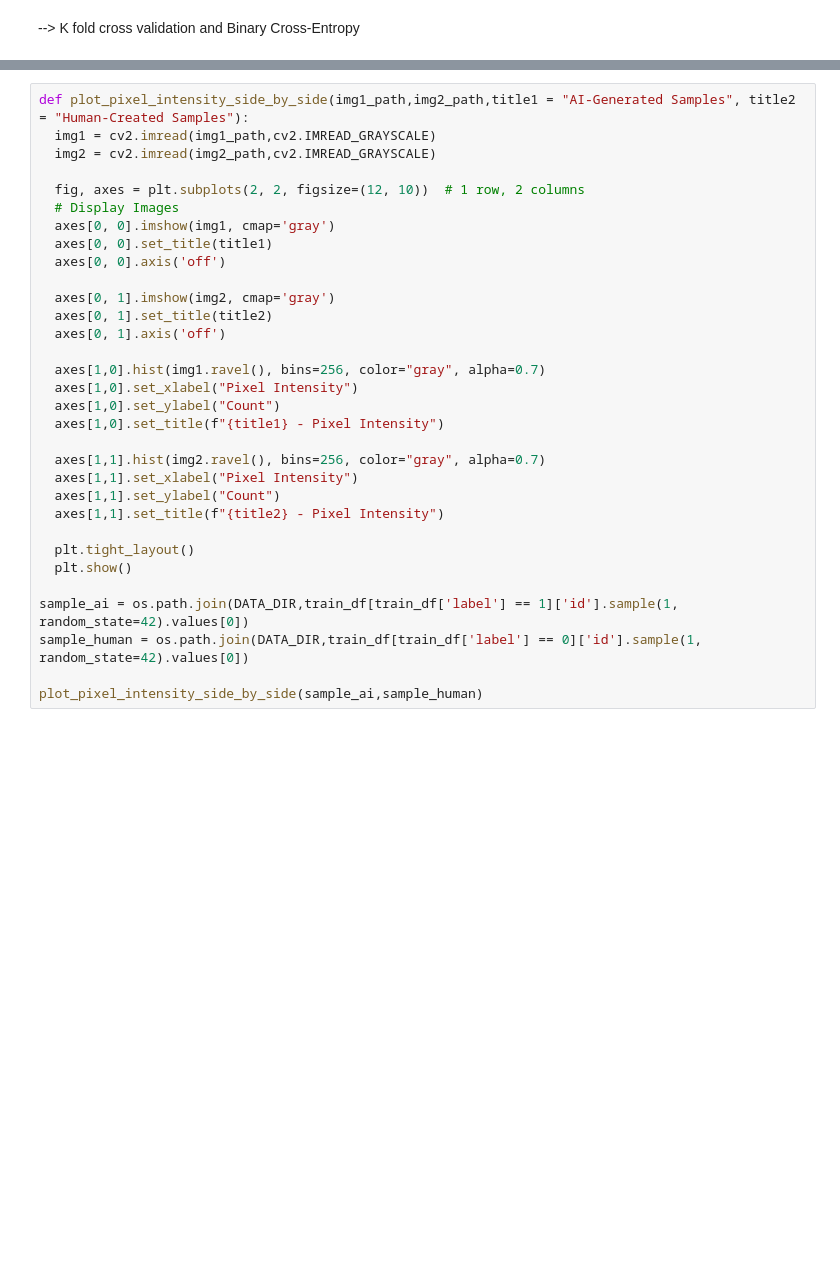
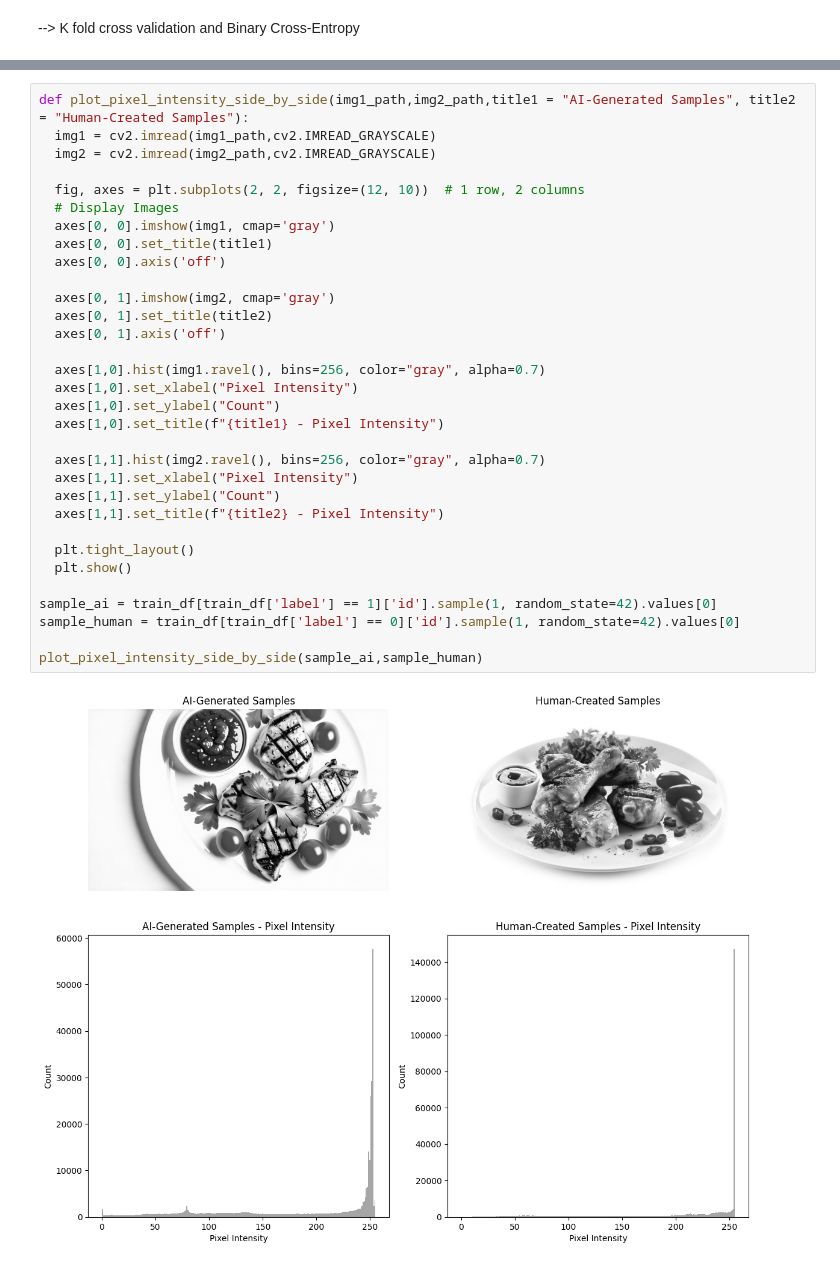
Before and after one commit to Khoawawa/ArtDetective, a Jupyter notebook: loader.ipynb, the cells around one changed output, grey strips where cells are left out. Cells and saved outputs as stored; diff of their text form; blank space fills up the shorter version.

```diff
--- a/loader.ipynb
+++ b/loader.ipynb
@@ -223,32 +269,34 @@ def visualize_gray_scale_image_samples(train_df, n_samples=5):
 # %%
 def plot_pixel_intensity_side_by_side(img1_path,img2_path,title1 = "AI-Generated Samples", title2 = "Human-Created Samples"):
   img1 = cv2.imread(img1_path,cv2.IMREAD_GRAYSCALE)
   img2 = cv2.imread(img2_path,cv2.IMREAD_GRAYSCALE)
 
   fig, axes = plt.subplots(2, 2, figsize=(12, 10))  # 1 row, 2 columns
   # Display Images
   axes[0, 0].imshow(img1, cmap='gray')
   axes[0, 0].set_title(title1)
   axes[0, 0].axis('off')
 
   axes[0, 1].imshow(img2, cmap='gray')
   axes[0, 1].set_title(title2)
   axes[0, 1].axis('off')
 
   axes[1,0].hist(img1.ravel(), bins=256, color="gray", alpha=0.7)
   axes[1,0].set_xlabel("Pixel Intensity")
   axes[1,0].set_ylabel("Count")
   axes[1,0].set_title(f"{title1} - Pixel Intensity")
 
   axes[1,1].hist(img2.ravel(), bins=256, color="gray", alpha=0.7)
   axes[1,1].set_xlabel("Pixel Intensity")
   axes[1,1].set_ylabel("Count")
   axes[1,1].set_title(f"{title2} - Pixel Intensity")
 
   plt.tight_layout()
   plt.show()
 
-sample_ai = os.path.join(DATA_DIR,train_df[train_df['label'] == 1]['id'].sample(1, random_state=42).values[0])
-sample_human = os.path.join(DATA_DIR,train_df[train_df['label'] == 0]['id'].sample(1, random_state=42).values[0])
+sample_ai = train_df[train_df['label'] == 1]['id'].sample(1, random_state=42).values[0]
+sample_human = train_df[train_df['label'] == 0]['id'].sample(1, random_state=42).values[0]
 
 plot_pixel_intensity_side_by_side(sample_ai,sample_human)
+# %% [output]
+[figure, added]
```
Also changed, not shown: parts of 11 cells of this notebook.
